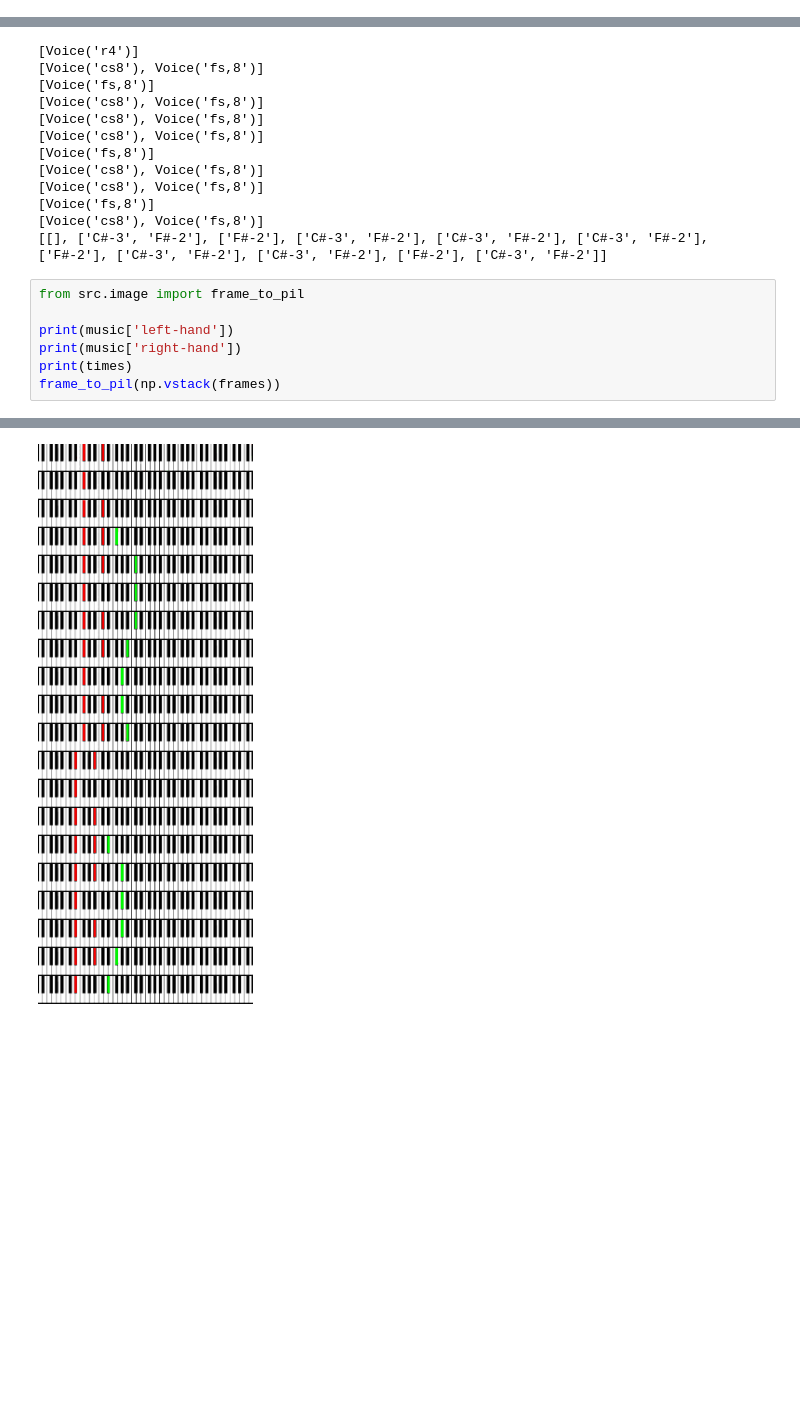
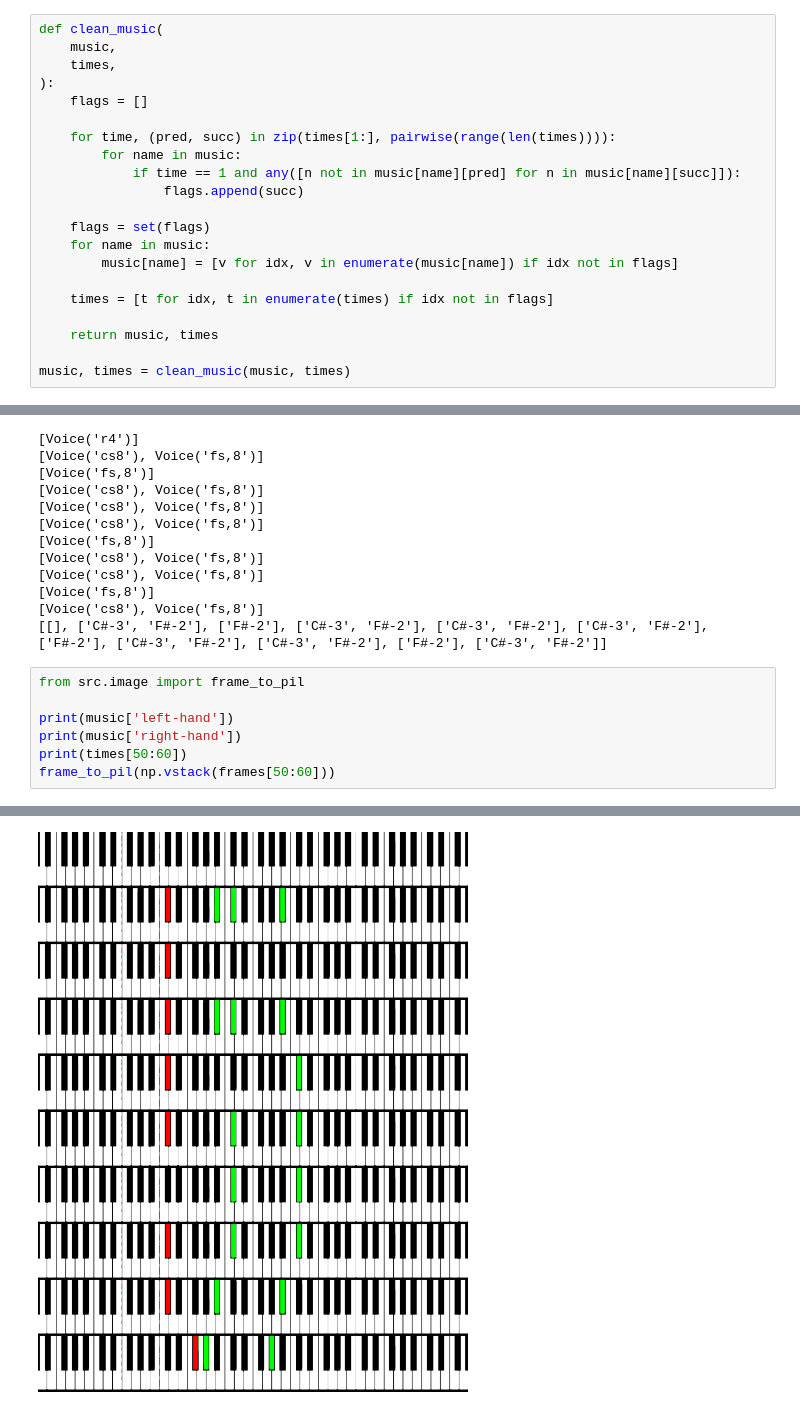
Before and after one commit to myscience/video-to-piano, a Jupyter notebook: Playgroud.ipynb, the cells around one changed output, grey strips where cells are left out. Drawn from its saved outputs; the diff is of its cells as text; blank space fills up the shorter version.

Commit message:
Improve sheet music output

```diff
--- a/Playgroud.ipynb
+++ b/Playgroud.ipynb
@@ -97,3 +97,24 @@ for frame in frames:
 
     music['left-hand' ].append(notes['left-hand'])
     music['right-hand'].append(notes['right-hand'])
+# %%
+def clean_music(
+    music,
+    times,
+):
+    flags = []
+
+    for time, (pred, succ) in zip(times[1:], pairwise(range(len(times)))):
+        for name in music:
+            if time == 1 and any([n not in music[name][pred] for n in music[name][succ]]):
+                flags.append(succ)
+
+    flags = set(flags)
+    for name in music:
+        music[name] = [v for idx, v in enumerate(music[name]) if idx not in flags]
+
+    times = [t for idx, t in enumerate(times) if idx not in flags]
+
+    return music, times
+
+music, times = clean_music(music, times)
@@ -241,7 +315,7 @@ from src.image import frame_to_pil
 
 print(music['left-hand'])
 print(music['right-hand'])
-print(times)
-frame_to_pil(np.vstack(frames))
+print(times[50:60])
+frame_to_pil(np.vstack(frames[50:60]))
 # %% [output]
 [['C#-3', 'F#-2'], ['F#-2'], ['C#-3', 'F#-2'], ['C#-3', 'F#-2'], ['C#-3', 'F#-2'], ['F#-2'], ['C#-3', 'F#-2'], ['C#-3', 'F#-2'], ['F#-2'], ['C#-3', 'F#-2'], ['C#-3', 'F#-2'], ['A#-2', 'D#-2'], ['D#-2' ...
@@ -250 +324 @@ frame_to_pil(np.vstack(frames))
-[figure, old version]
+[figure, new version]
```
Also changed, not shown: parts of 8 cells of this notebook, 3 other files.
